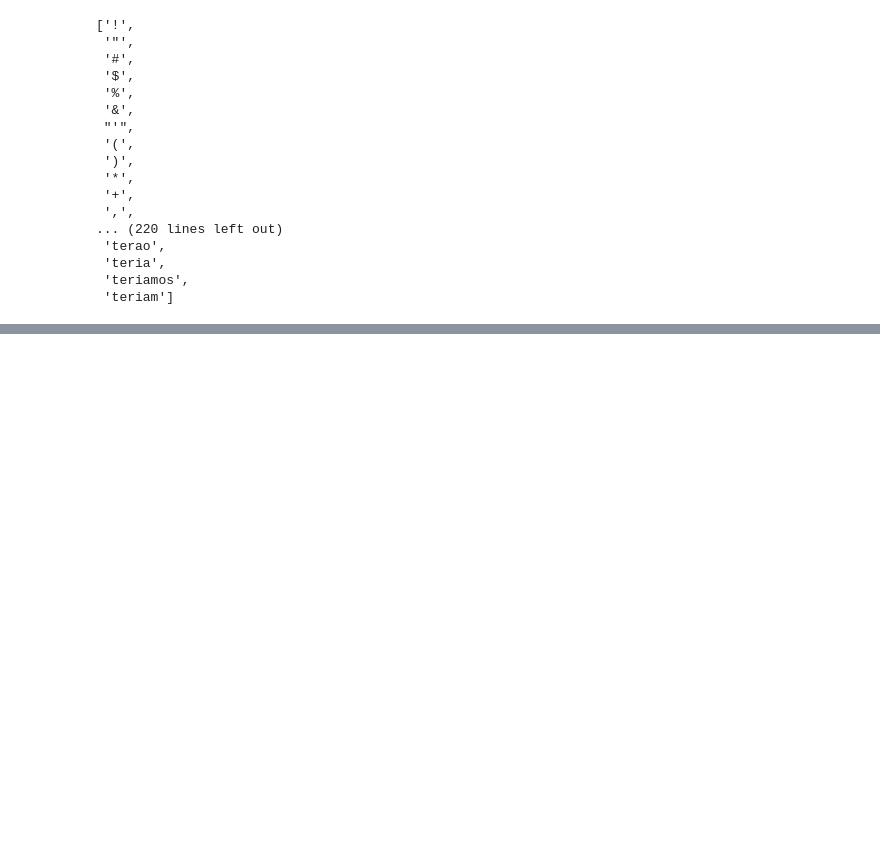
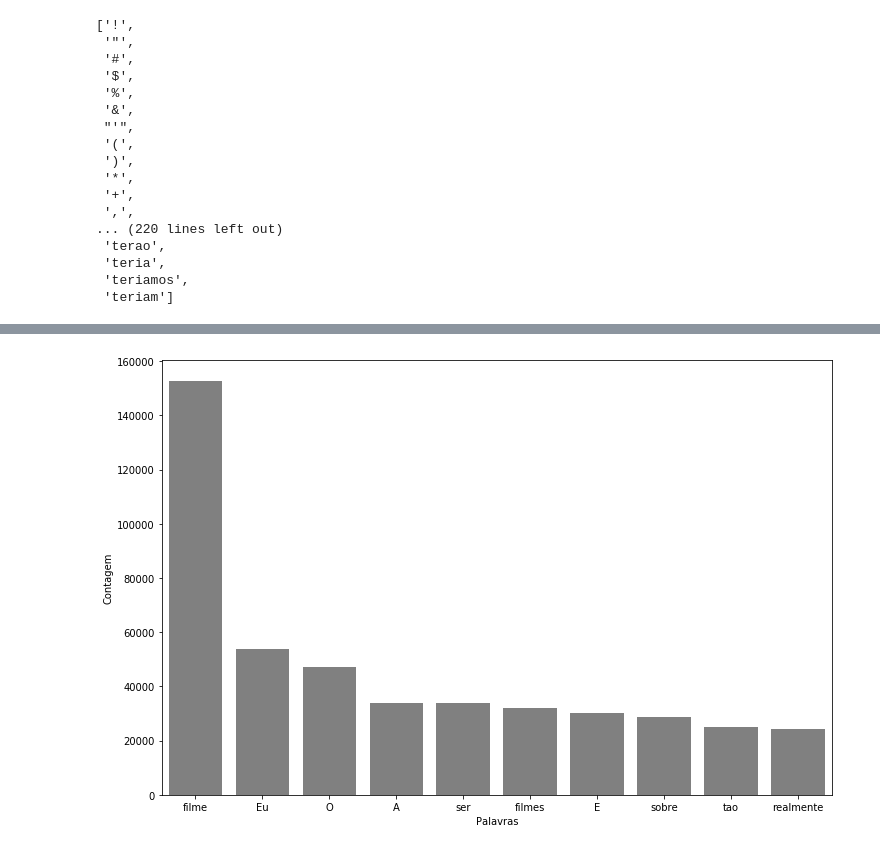
Before and after one commit to lsandrade/alura-ml, a Jupyter notebook: NLP.ipynb, the cells around one changed output, grey strips where cells are left out. Saved outputs shown, nothing was run; the diff lists cells and outputs as text; code cells hidden in the pictures; blank space fills up the shorter version.

```diff
--- a/NLP.ipynb
+++ b/NLP.ipynb
@@ -433,0 +476,4 @@ stopwords_sem_acento
+# %%
+pareto(resenhas, "tratamento_3", 10)
+# %% [output]
+[figure, added]
```
Also changed, not shown: parts of 6 cells of this notebook.
